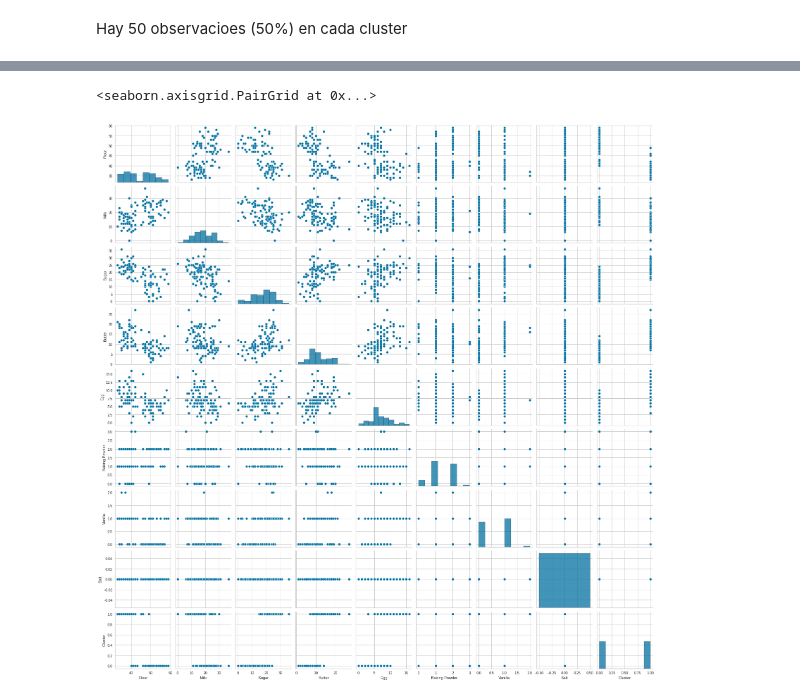
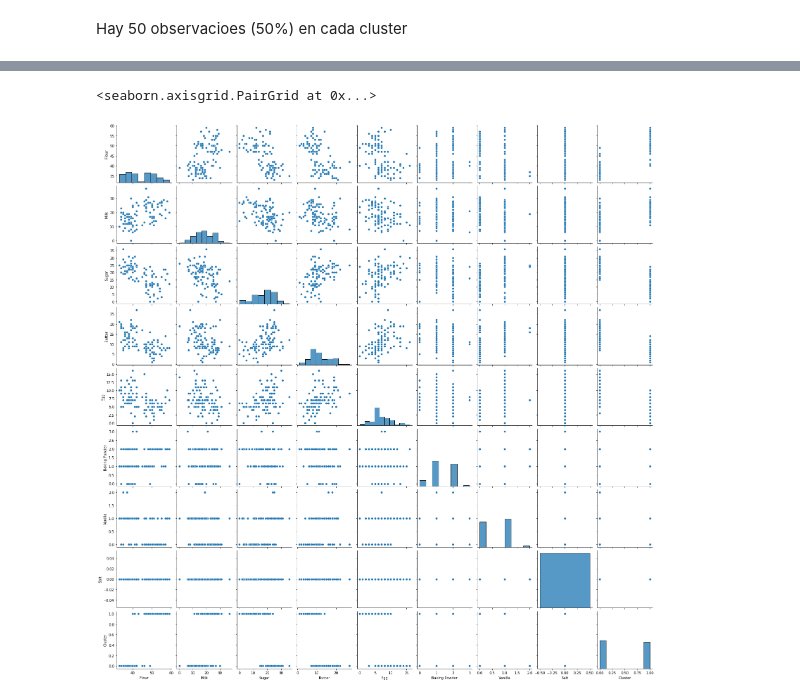
Before and after one commit to eliasalemann/UNI, a Jupyter notebook: EX3.ipynb, the cells around one changed output, grey strips where cells are left out. Saved outputs shown, nothing was run; the diff lists cells and outputs as text; code cells hidden in the pictures.

```diff
--- a/EX3.ipynb
+++ b/EX3.ipynb
@@ -88,2 +87,15 @@ df.duplicated().sum()
+# %%
+#Seleccion de datos
+import numpy as np
+from sklearn import preprocessing
+X = np.array(df.loc[:,'Flour':'Egg'])
+
+X = preprocessing.scale(X)
+
+#Scalando los datos de 0 a 1
+from sklearn.preprocessing import MinMaxScaler
+
+min_max = MinMaxScaler()
+X = min_max.fit_transform(X)
 # %% [markdown]
 C. Modelado de datos
@@ -122,0 +106,17 @@ df1.head()
+# %%
+#Importando la libreria de clustering
+from sklearn.cluster import KMeans
+model =  KMeans()
+
+#Numero de clusteres
+inertia = []
+for k in range(1,11):
+    Kmeans_model = KMeans(n_clusters=k, random_state=40)
+    Kmeans_model.fit(X)
+    inertia.append(Kmeans_model.inertia_)
+
+import matplotlib.pyplot as plt
+plt.plot(range(1,11), inertia, marker='o')
+plt.xlabel('Number of Clusters (k)')
+plt.ylabel('Inertia')
+plt.show()
@@ -122,0 +125,12 @@ df1.head()
+# %%
+#Agrupando las observaciones
+final = KMeans(n_clusters=2, random_state=5)
+
+final.fit(X)
+
+#Clusteres
+label = final.predict(X)
+
+#Datos Finales
+df.insert(8,column ='Cluster', value = label)
+df.head(2)
@@ -148,6 +168,6 @@ sb.heatmap(df1.corr(), annot=df1.corr(), cmap = 'RdYlGn')
 # %%
 #Analisis correlacional grafico
-sb.pairplot(df1)
+sb.pairplot(df)
 # %% [output]
 <seaborn.axisgrid.PairGrid at 0x...>
-[figure, old version]
+[figure, new version]
```
Also changed, not shown: parts of 12 cells of this notebook.
